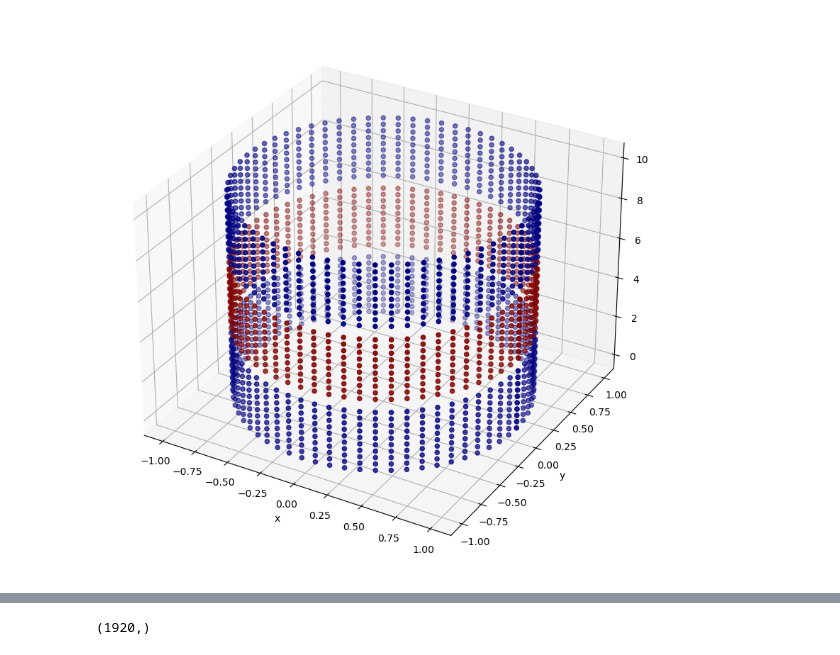
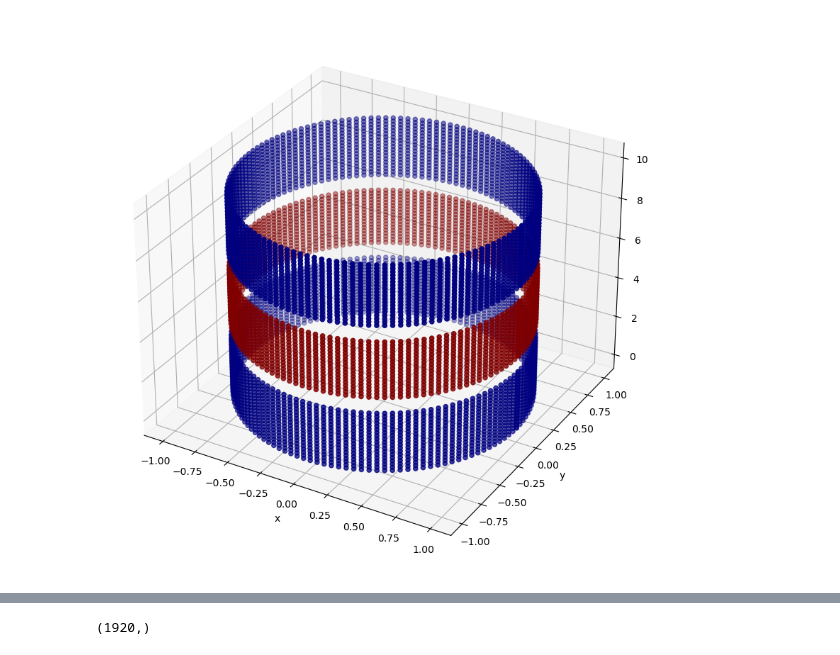
Before and after one commit to jeremyiwk/OpticsModel, a Jupyter notebook: notebook_scratch/element_geomtry.ipynb, the cells around one changed output, grey strips where cells are left out. Cells and saved outputs as stored; diff of their text form; code cells hidden in the pictures.

```diff
--- a/notebook_scratch/element_geomtry.ipynb
+++ b/notebook_scratch/element_geomtry.ipynb
@@ -21,10 +21,10 @@ ax = plt.axes(projection='3d')
 voltage = 1
 
 zmin, zmax = 0, sum(element_dimensions)
-zres = 32
+zres = 64
 
 thetamin,thetamax = 0, 2*np.pi
-thetares = 64
+thetares = 128
 
 radius = 1
 
@@ -42,34 +42,34 @@ entry_conductor_idx = (z_idx <= electrode1)
 entry_insulator_idx = (z_idx > electrode1)*(electrode1+insulator1 >= z_idx)
 
 lens_conductor_idx = (z_idx > electrode1+insulator1)*(electrode1+insulator1+electrode2 >= z_idx)
 
 exit_insulator_idx = (z_idx > electrode1+insulator1+electrode2)*(electrode1+insulator1+electrode2+insulator2 >= z_idx)
 exit_conductor_idx = (z_idx > electrode1+insulator1+electrode2+insulator2)
 
 potential = np.zeros_like(z_idx)
 
 potential[entry_conductor_idx] = 0
 # potential[entry_insulator_idx] = 0.5
 potential[lens_conductor_idx ] = voltage
 # potential[exit_insulator_idx ] = 0.5
 potential[exit_conductor_idx ] = 0
 
 insulator_idx = (~entry_insulator_idx*~exit_insulator_idx)
 
 # potential = potential.reshape(zdata.shape)
 
 xelem, yelem = xdata.ravel()[insulator_idx], ydata.ravel()[insulator_idx]
 zelem, potentialelem = zdata.ravel()[insulator_idx], potential[insulator_idx]
 
 ax.scatter3D(xelem, yelem, zelem, c=potentialelem, cmap='jet')
 
 ax.set_xlabel('x')
 ax.set_ylabel('y')
 ax.set_zlabel('z')
 
 plt.show()
 # %% [output]
-[figure, old version]
+[figure, new version]
 # %%
 x_rav = xelem.ravel()
 y_rav = yelem.ravel()
```
Also changed, not shown: parts of 12 cells of this notebook, 1 other file.
